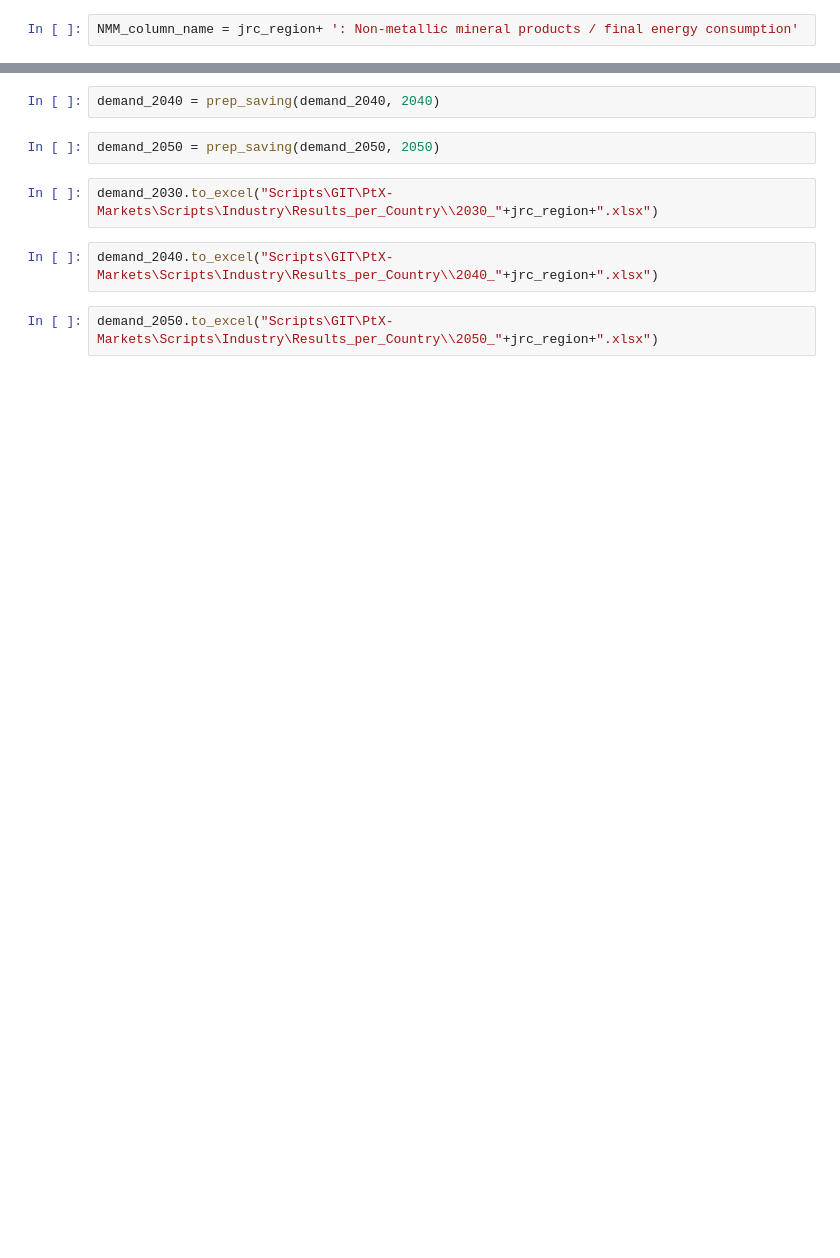
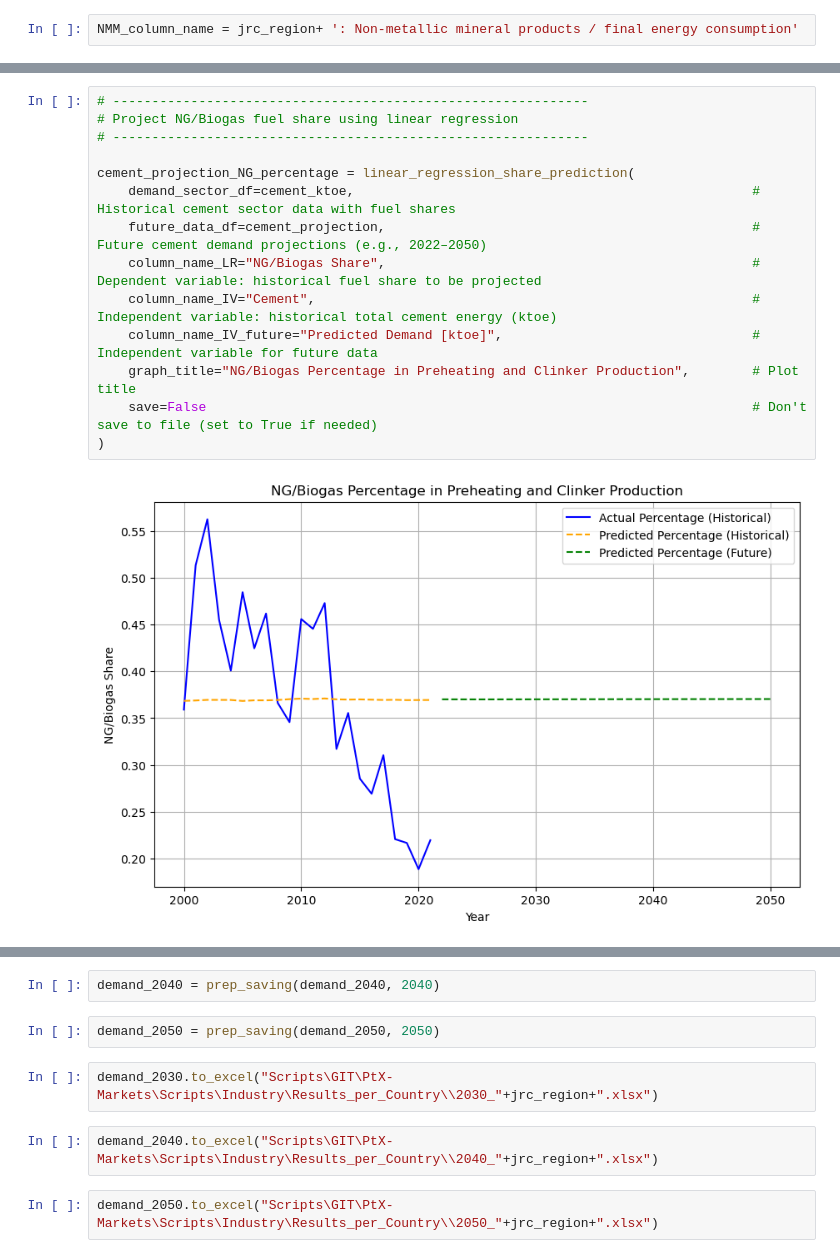
Before and after one commit to CSEI-EU/PtX-Markets, a Jupyter notebook: Scripts/Industry/Industry_demand.ipynb, the cells around one changed output, grey strips where cells are left out. Saved outputs shown, nothing was run; the diff lists cells and outputs as text; blank space fills up the shorter version.

```diff
--- a/Scripts/Industry/Industry_demand.ipynb
+++ b/Scripts/Industry/Industry_demand.ipynb
@@ -850,0 +927,16 @@ cement_projection = apply_linear_target(cement_projection, "Predicted Remainder
+# %%
+# -------------------------------------------------------------
+# Project NG/Biogas fuel share using linear regression
+# -------------------------------------------------------------
+
+cement_projection_NG_percentage = linear_regression_share_prediction(
+    demand_sector_df=cement_ktoe,                                                   # Historical cement sector data with fuel shares
+    future_data_df=cement_projection,                                               # Future cement demand projections (e.g., 2022–2050)
+    column_name_LR="NG/Biogas Share",                                               # Dependent variable: historical fuel share to be projected
+    column_name_IV="Cement",                                                        # Independent variable: historical total cement energy (ktoe)
+    column_name_IV_future="Predicted Demand [ktoe]",                                # Independent variable for future data
+    graph_title="NG/Biogas Percentage in Preheating and Clinker Production",        # Plot title
+    save=False                                                                      # Don't save to file (set to True if needed)
+)
+# %% [output]
+[figure, added]
```
Also changed, not shown: parts of 139 cells of this notebook.
